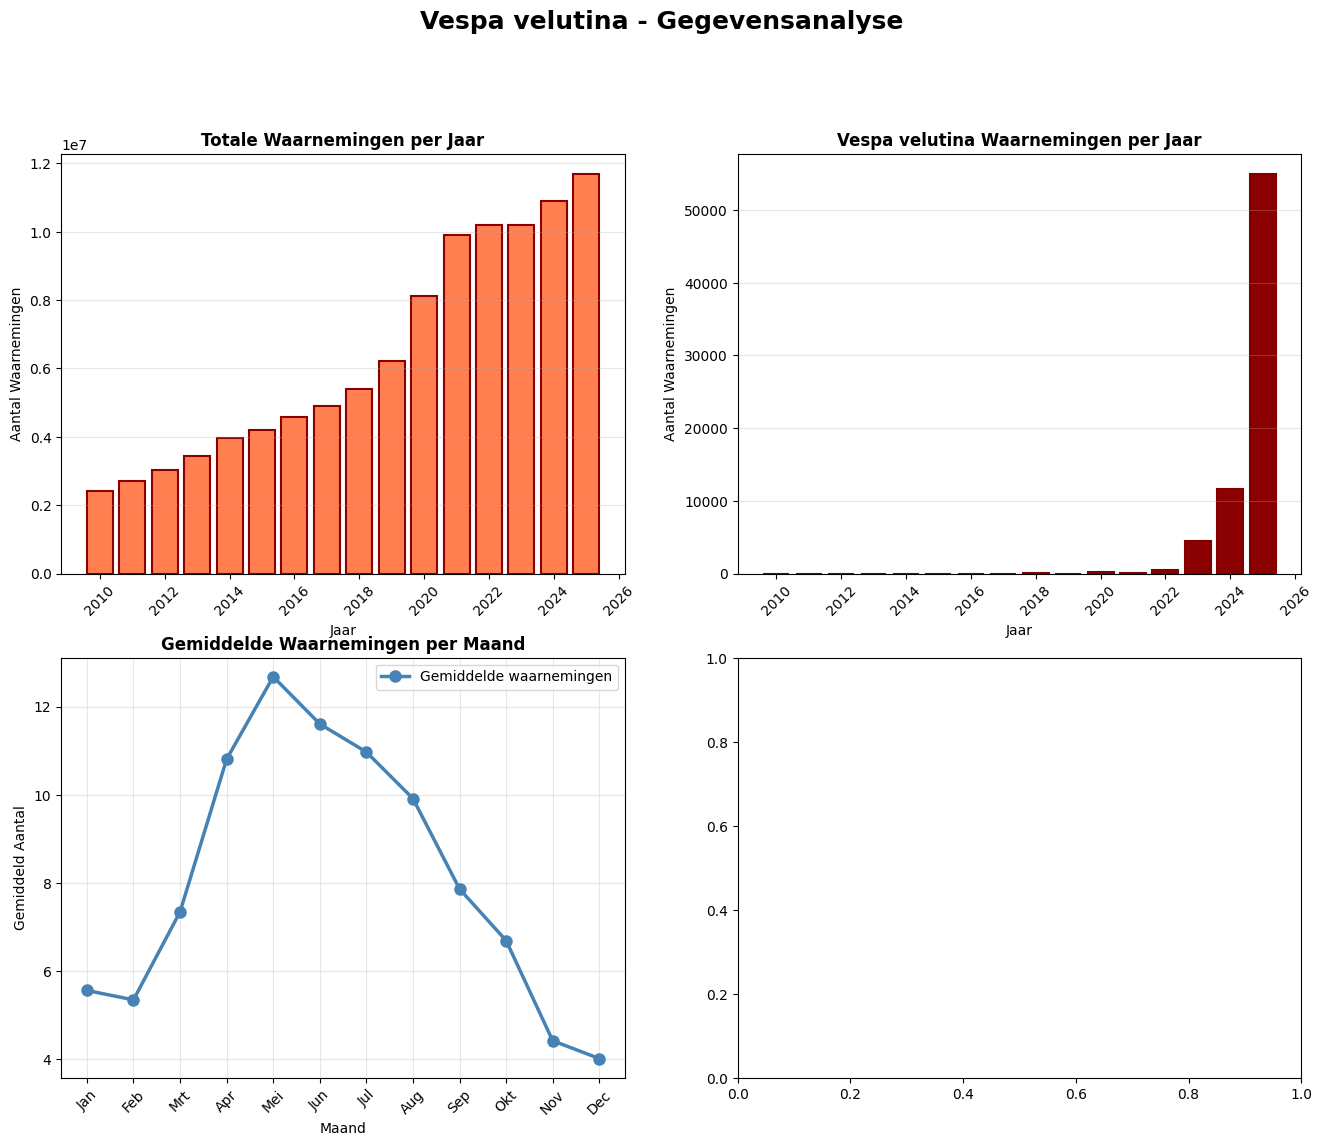
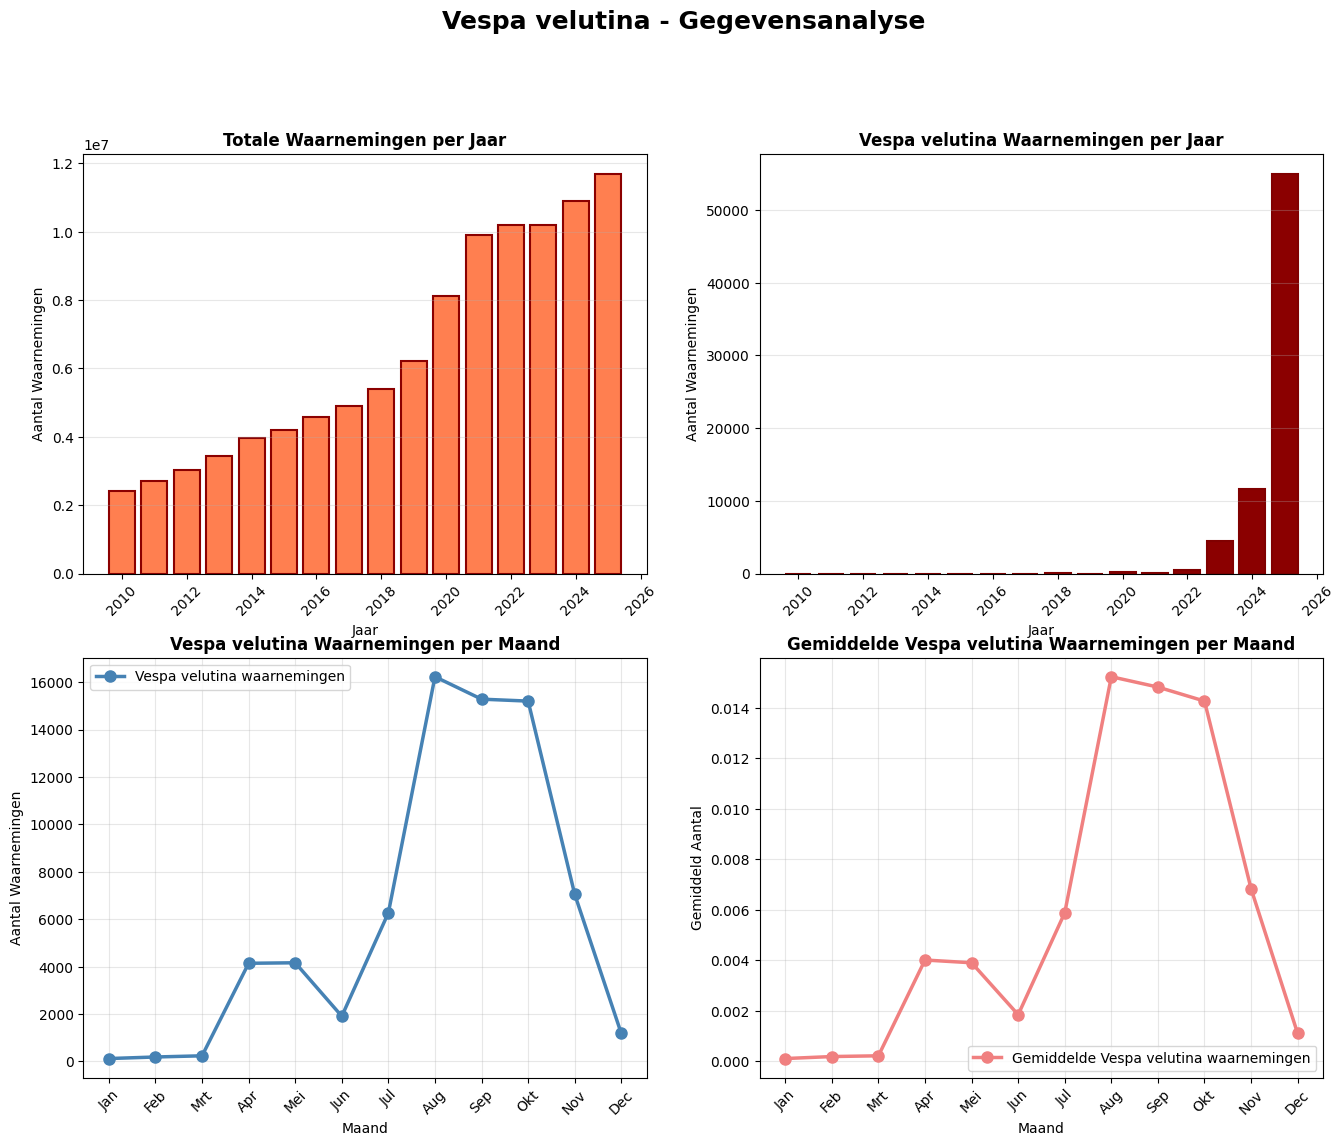
The change to this notebook cell's code, shown as a diff; its figure went from the first image to the second:
--- before
+++ after
@@ -23,15 +23,26 @@
 axes[0, 1].tick_params(axis='x', rotation=45)
 
-# 3. Gemiddelde waarnemingen per maand
-monthly_avg = df.groupby('month')['total_observations'].mean()
+# 3. Vespa velutina waarnemingen per maand
 vespa_monthly = pd.to_numeric(df['Vespa velutina'], errors='coerce').fillna(0).groupby(df['month']).sum()
 month_names = ['Jan', 'Feb', 'Mrt', 'Apr', 'Mei', 'Jun', 'Jul', 'Aug', 'Sep', 'Okt', 'Nov', 'Dec']
-axes[1, 0].plot(monthly_avg.index, monthly_avg.values, marker='o', linewidth=2.5, markersize=8, 
-                color='steelblue', label='Gemiddelde waarnemingen')
+axes[1, 0].plot(vespa_monthly.index, vespa_monthly.values, marker='o', linewidth=2.5, markersize=8, 
+                color='steelblue', label='Vespa velutina waarnemingen')
 axes[1, 0].set_xticks(range(1, 13))
 axes[1, 0].set_xticklabels(month_names, rotation=45)
-axes[1, 0].set_title('Gemiddelde Waarnemingen per Maand', fontweight='bold', fontsize=12)
+axes[1, 0].set_title('Vespa velutina Waarnemingen per Maand', fontweight='bold', fontsize=12)
 axes[1, 0].set_xlabel('Maand')
-axes[1, 0].set_ylabel('Gemiddeld Aantal')
+axes[1, 0].set_ylabel('Aantal Waarnemingen')
 axes[1, 0].grid(alpha=0.3)
 axes[1, 0].legend()
+
+# 4. gemiddelde Vespa velutina waarnemingen per maand 
+vespa_monthly_avg = pd.to_numeric(df['Vespa velutina'], errors='coerce').fillna(0).groupby(df['month']).mean()
+axes[1, 1].plot(vespa_monthly_avg.index, vespa_monthly_avg.values, marker='o', linewidth=2.5, markersize=8,
+                color='lightcoral', label='Gemiddelde Vespa velutina waarnemingen')
+axes[1, 1].set_xticks(range(1, 13))
+axes[1, 1].set_xticklabels(month_names, rotation=45)
+axes[1, 1].set_title('Gemiddelde Vespa velutina Waarnemingen per Maand', fontweight='bold', fontsize=12)
+axes[1, 1].set_xlabel('Maand')
+axes[1, 1].set_ylabel('Gemiddeld Aantal')
+axes[1, 1].grid(alpha=0.3)
+axes[1, 1].legend()

Commit: nieuwe grafieken